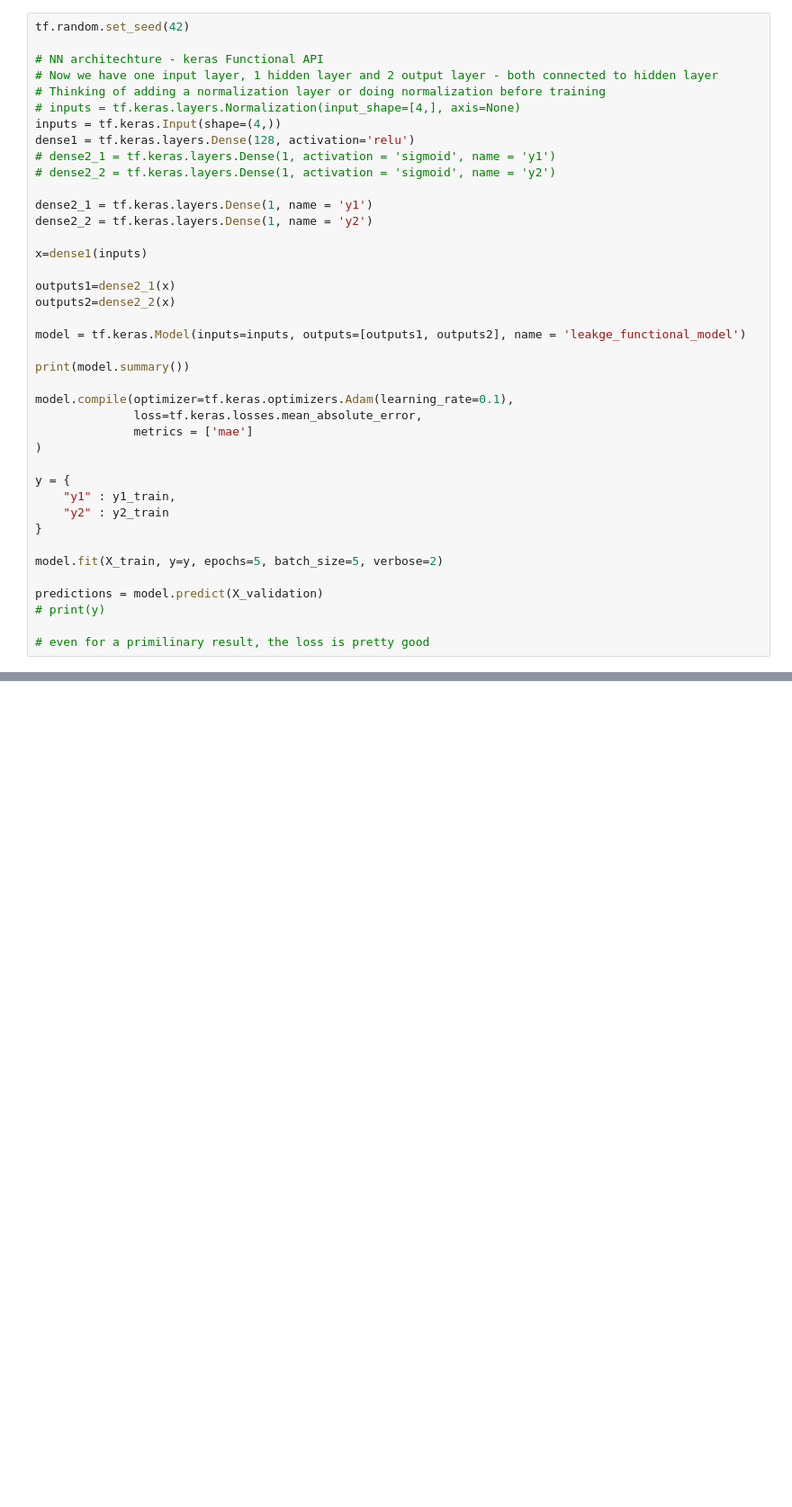
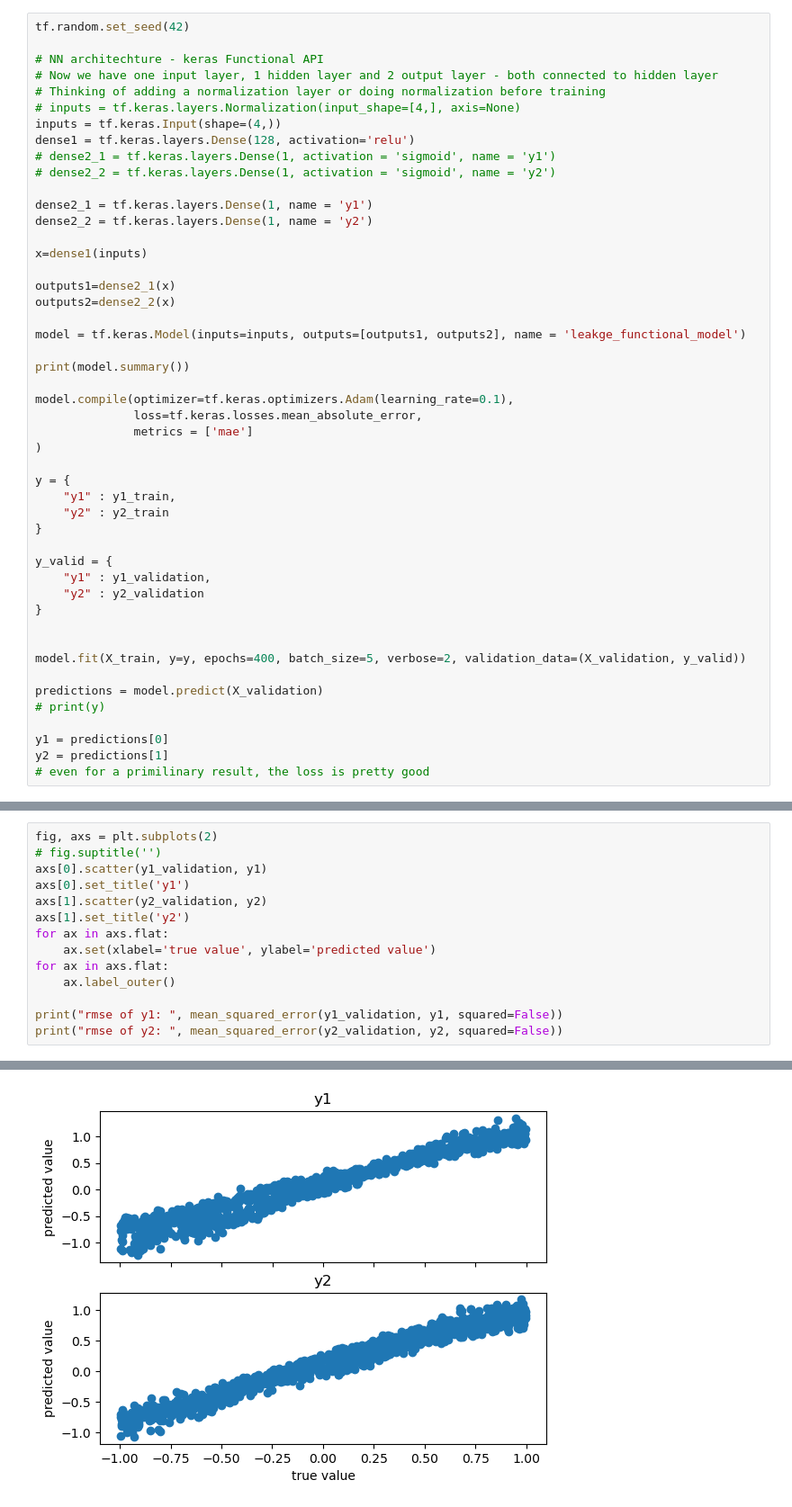
Before and after one commit to sreeragvn/FPDS-final-project-Leakage-Detection, a Jupyter notebook: leakage.ipynb, the cells around one changed output, grey strips where cells are left out. Shown at 90% size. Saved outputs shown, nothing was run; the diff lists cells and outputs as text; blank space fills up the shorter version.

```diff
--- a/leakage.ipynb
+++ b/leakage.ipynb
@@ -92,9 +96,17 @@ y = {
     "y2" : y2_train
 }
 
-model.fit(X_train, y=y, epochs=5, batch_size=5, verbose=2)
+y_valid = {
+    "y1" : y1_validation,
+    "y2" : y2_validation
+}
+
+
+model.fit(X_train, y=y, epochs=400, batch_size=5, verbose=2, validation_data=(X_validation, y_valid))
 
 predictions = model.predict(X_validation)
 # print(y)
 
+y1 = predictions[0]
+y2 = predictions[1]
 # even for a primilinary result, the loss is pretty good
@@ -111,0 +158,15 @@ print(mean_squared_error(y1_validation, y1, squared=False))
+# %%
+fig, axs = plt.subplots(2)
+# fig.suptitle('')
+axs[0].scatter(y1_validation, y1)
+axs[0].set_title('y1')
+axs[1].scatter(y2_validation, y2)
+axs[1].set_title('y2')
+for ax in axs.flat:
+    ax.set(xlabel='true value', ylabel='predicted value')
+for ax in axs.flat:
+    ax.label_outer()
+
+print("rmse of y1: ", mean_squared_error(y1_validation, y1, squared=False))
+print("rmse of y2: ", mean_squared_error(y2_validation, y2, squared=False))
+# %% [output]
@@ -112,3 +175,4 @@ print(mean_squared_error(y1_validation, y1, squared=False))
+[figure, added]
 # %%
 # data Augmentation
 # Requires cleaning up
```
Also changed, not shown: parts of 5 cells of this notebook.
